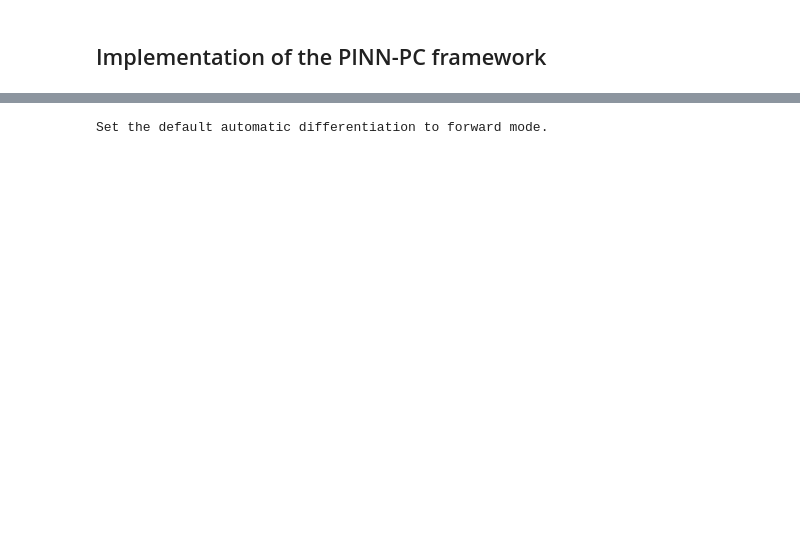
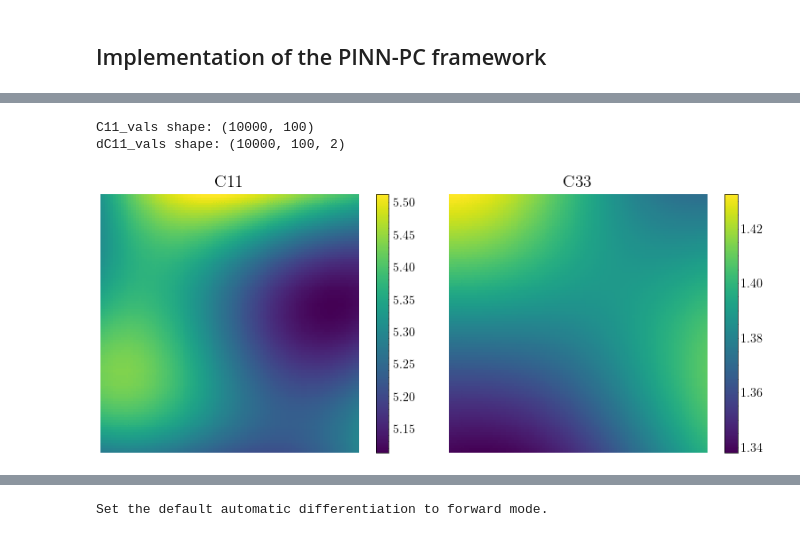
Before and after one commit to bonneted/PINN-PC, a Jupyter notebook: composite plate/pinn.ipynb, the cells around one changed output, grey strips where cells are left out. Saved outputs shown, nothing was run; the diff lists cells and outputs as text; code cells hidden in the pictures; blank space fills up the shorter version.

```diff
--- a/composite plate/pinn.ipynb
+++ b/composite plate/pinn.ipynb
@@ -172,0 +270,80 @@ plt.tight_layout()
+# %%
+X_interp = np.linspace(0, Lmax, N)
+Y_interp = np.linspace(0, Lmax, N)
+
+n_pde = 100
+X_mesh_pde, Y_mesh_pde = np.meshgrid(np.linspace(0, Lmax, n_pde), np.linspace(0, Lmax, n_pde), indexing="ij")
+X_pde = np.vstack((X_mesh_pde.flatten(), Y_mesh_pde.flatten())).T
+
+# Process PDE points in blocks to save memory.
+block_size = 100  # adjust as needed
+
+def eval_block(data, X_pde, block_size):
+    # data: shape (N, N, n_xi_samples)
+    vals_list, dvals_list = [], []
+    n_xi_samples = data.shape[-1]
+    for i in range(0, n_xi_samples, block_size):
+        data_block = data[...,i:i+block_size]  # shape (N, N,b)
+        # Create a block interpolator that returns (b,) for each spatial input.
+        interp_fn = RegularGridInterpolator((X_interp, Y_interp), data_block)
+        # Define a function to get the gradient (Jacobian) for a given x.
+        dinterp_fn = jax.jacrev(lambda x: interp_fn(x).squeeze())
+        vals_block = interp_fn(X_pde)               # (n_points, b)
+        dvals_block = jax.vmap(dinterp_fn)(X_pde)     # (n_points, b, 2)
+        vals_list.append(vals_block)
+        dvals_list.append(dvals_block)
+    # Concatenate along the xi-sample axis.
+    return jnp.concatenate(vals_list, axis=1), jnp.concatenate(dvals_list, axis=1)
+
+# Evaluate over blocks for C11 and C33.
+C11_pde, dC11_pde = eval_block(C11, X_pde, block_size)  # C11: (n_points, n_xi_samples), dC11: (n_points, n_xi_samples, 2)
+C33_pde, dC33_pde = eval_block(C33, X_pde, block_size)
+
+print("C11_vals shape:", C11_pde.shape)
+print("dC11_vals shape:", dC11_pde.shape)
+# %% [output]
+C11_vals shape: (10000, 100)
+dC11_vals shape: (10000, 100, 2)
+# %%
+truncation_for_param_generation = 10
+# Spectral decomposition
+KL_C11_val, KL_C11 = KL_expansion(grid, exp_kernel, C11param, truncation_for_param_generation)
+KL_C33_val, KL_C33 = KL_expansion(grid, exp_kernel, C33param, truncation_for_param_generation)
+
+KL_C11_fun = create_interpolation_fn(KL_C11.reshape(N,N, truncation_for_param_generation))
+KL_C33_fun = create_interpolation_fn(KL_C33.reshape(N,N, truncation_for_param_generation))
+
+KL_dC11_fun = jax.jacrev(lambda x: KL_C11_fun(x).squeeze())
+KL_dC33_fun = jax.jacrev(lambda x: KL_C33_fun(x).squeeze())
+
+n_pde = 100
+X_mesh_pde, Y_mesh_pde = np.meshgrid(np.linspace(0, Lmax, n_pde), np.linspace(0, Lmax, n_pde), indexing="ij")
+X_pde = np.vstack((X_mesh_pde.flatten(), Y_mesh_pde.flatten())).T
+
+KL_C11_pde = KL_C11_fun(X_pde)  # (n_xi_samples, n_pde^2)
+KL_C33_pde = KL_C33_fun(X_pde)  # (n_xi_samples, n_pde^2)
+
+KL_dC11_pde = jax.vmap(KL_dC11_fun)(X_pde)
+KL_dC33_pde = jax.vmap(KL_dC33_fun)(X_pde)
+
+U_C11 = np.random.randn(1,truncation_for_param_generation)
+U_C33 = np.random.randn(1,truncation_for_param_generation)
+
+
+# Compute random coefficients
+C11 = C_from_xi(U_C11, KL_C11_val, KL_C11_pde, C11param).reshape(n_pde, n_pde)
+C33 = C_from_xi(U_C33, KL_C33_val, KL_C33_pde, C33param).reshape(n_pde, n_pde)
+
+dC11 = dC_from_xi(U_C11, KL_C11_val, KL_C11_pde, KL_dC11_pde, C11param)
+dC33 = dC_from_xi(U_C33, KL_C33_val, KL_C33_pde, KL_dC33_pde, C33param)
+
+# Visualization
+fig,ax = plt.subplots(1,2,figsize=(8,3.3))
+
+imC11 = pcolor_plot(ax[0], X_mesh_pde, Y_mesh_pde, C11, "C11")
+fig.colorbar(imC11, ax=ax[0])
+imC33 = pcolor_plot(ax[1], X_mesh_pde, Y_mesh_pde, C33, "C33")
+fig.colorbar(imC33, ax=ax[1])
+plt.tight_layout()
+# %% [output]
+[figure, added]
```
Also changed, not shown: parts of 21 cells of this notebook.
